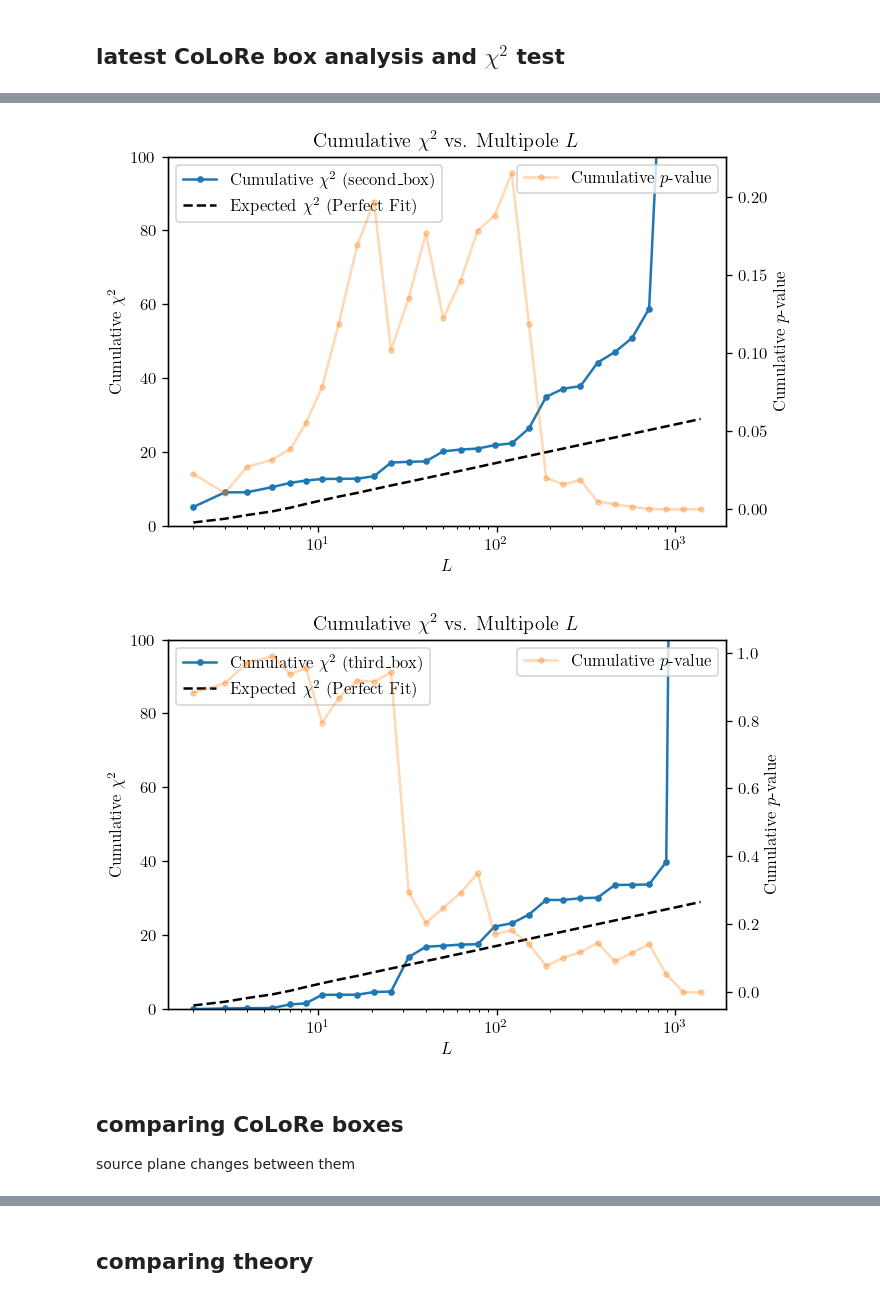
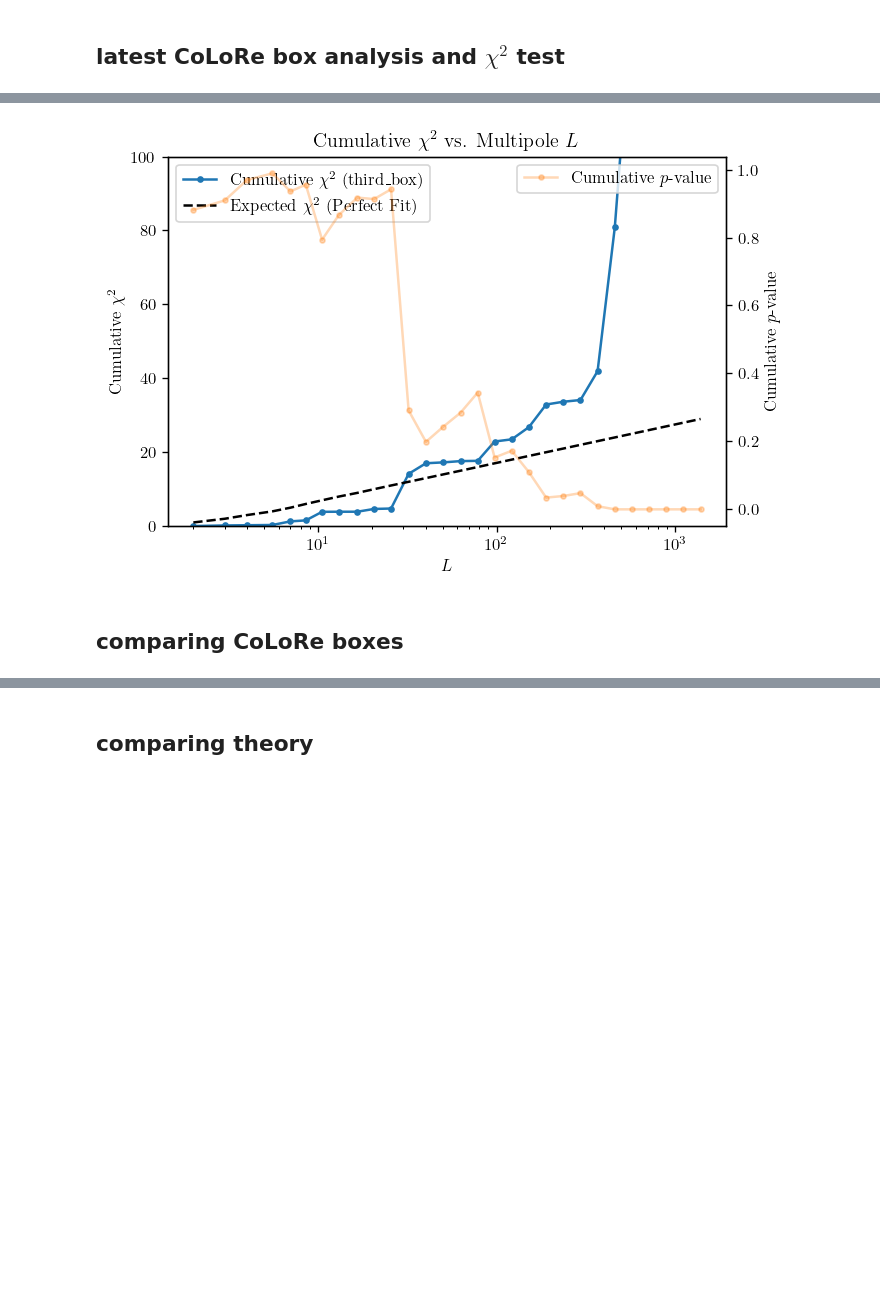
Before and after one commit to dljarque/LSST_CMBlensing_forecast, a Jupyter notebook: notebooks/plot_cmb_lensing_auto.ipynb, the cells around one changed output, grey strips where cells are left out. Saved outputs shown, nothing was run; the diff lists cells and outputs as text; code cells hidden in the pictures; blank space fills up the shorter version.

```diff
--- a/notebooks/plot_cmb_lensing_auto.ipynb
+++ b/notebooks/plot_cmb_lensing_auto.ipynb
@@ -166,7 +156,7 @@ def w_kappa(chi, z_chi, chi_source, cosmo_params):
 
     return w_prefactor * w_geom
 # %%
-def limber(chi, ell, chi_source,cosmo_params, pk_interp, results):
+def limber(chi, ell, kmax, chi_source,cosmo_params, pk_interp, results):
     '''
     CMB lensing auto-spectrum using Limber approximation
     '''
@@ -174,7 +164,7 @@ def limber(chi, ell, chi_source,cosmo_params, pk_interp, results):
     # converting chi to redshift
     z_chi = results.redshift_at_comoving_radial_distance(chi)
     k = (ell + 0.5) / chi
-    kp = 0.31  # (1/Mpc) k pressure parameter scale used for smoothing the power spectrum according to the colore simulation resolution
+    kp = 0.338  # (1/Mpc) k pressure parameter scale used for smoothing the power spectrum according to the colore simulation resolution
 
 
     # kernel and pk interpolator, filtering out of extrapolation k and small k
@@ -187,7 +177,7 @@ def limber(chi, ell, chi_source,cosmo_params, pk_interp, results):
     else:
         return 0
 # %%
-def get_limber_cls(cosmo_params_filename):
+def get_limber_cls(cosmo_params_filename, z_pk, kmax=100, lmin=2.0, lmax=2500):
 
     # get linear and non-linear matter power spectrum
     cosmo_dict = load_cosmology(cosmo_params_filename)
@@ -230,12 +220,13 @@ def get_limber_cls(cosmo_params_filename):
 
     #store the cls from linear and nonlinear limber approximation integration
     # redshift integration up to zmax
+    ells = np.arange(lmin, lmax+1)
     cl_kk_lin_zs_zs = np.zeros(ells.shape)
     cl_kk_nlin_zs_zs = np.zeros(ells.shape)
     cl_kk_lin_zmax_zs = np.zeros(ells.shape)
     cl_kk_nlin_zmax_zs = np.zeros(ells.shape)
-    cl_kk_lin_zmax_zmax = np.zeros(ells.shape)
-    cl_kk_nlin_zmax_zmax = np.zeros(ells.shape)
+    #cl_kk_lin_zmax_zmax = np.zeros(ells.shape)
+    #cl_kk_nlin_zmax_zmax = np.zeros(ells.shape)
 
     # manually integrate the limber approximation
     for i, ell in enumerate(ells):
@@ -243,22 +234,23 @@ def get_limber_cls(cosmo_params_filename):
         # integral up to redshift z_source, source plane at z_star
         chi_source = chi_star
         chi_cut = chi_star
-        cl_kk_lin_zs_zs[i] = quad(limber, 0.001, chi_cut, args=(ell, chi_source, cosmo_params, pk_interp_lin, results_lin), epsabs=1E-10)[0]
-        cl_kk_nlin_zs_zs[i] = quad(limber, 0.001, chi_cut, args=(ell, chi_source, cosmo_params, pk_interp_nlin, results_nlin), epsabs=1E-10)[0]
+        cl_kk_lin_zs_zs[i] = quad(limber, 0.001, chi_cut, args=(ell, kmax, chi_source, cosmo_params, pk_interp_lin, results_lin), epsabs=1E-10)[0]
+        cl_kk_nlin_zs_zs[i] = quad(limber, 0.001, chi_cut, args=(ell, kmax, chi_source, cosmo_params, pk_interp_nlin, results_nlin), epsabs=1E-10)[0]
 
         # integral up to redshift z_max, source plane at z_star
         chi_source = chi_star
         chi_cut = chi_max
-        cl_kk_lin_zmax_zs[i] = quad(limber, 0.001, chi_cut, args=(ell, chi_source, cosmo_params, pk_interp_lin, results_lin), epsabs=1E-10)[0]
-        cl_kk_nlin_zmax_zs[i] = quad(limber, 0.001, chi_cut, args=(ell, chi_source, cosmo_params, pk_interp_nlin, results_nlin), epsabs=1E-10)[0]
+        cl_kk_lin_zmax_zs[i] = quad(limber, 0.001, chi_cut, args=(ell, kmax, chi_source, cosmo_params, pk_interp_lin, results_lin), epsabs=1E-10)[0]
+        cl_kk_nlin_zmax_zs[i] = quad(limber, 0.001, chi_cut, args=(ell, kmax, chi_source, cosmo_params, pk_interp_nlin, results_nlin), epsabs=1E-10)[0]
 
         # integral up to redshift z_max, source plane at z_max, uncomment just for the first box
         #chi_source = chi_max
         #chi_cut = chi_max
-        #cl_kk_lin_zmax_zmax[i] = quad(limber, 0.001, chi_max, args=(ell, chi_source, cosmo_params, pk_interp_lin, results_lin), epsabs=1E-10)[0]
-        #cl_kk_nlin_zmax_zmax[i] = quad(limber, 0.001, chi_max, args=(ell, chi_source, cosmo_params, pk_interp_nlin, results_nlin), epsabs=1E-10)[0]
+        #cl_kk_lin_zmax_zmax[i] = quad(limber, 0.001, chi_max, args=(ell, kmax, chi_source, cosmo_params, pk_interp_lin, results_lin), epsabs=1E-10)[0]
+        #cl_kk_nlin_zmax_zmax[i] = quad(limber, 0.001, chi_max, args=(ell, kmax, chi_source, cosmo_params, pk_interp_nlin, results_nlin), epsabs=1E-10)[0]
 
     return {
+        'ells': ells,
         'results_lin': results_lin,
         'results_nlin': results_nlin,
         'cl_kk_lin_zmax_zs': cl_kk_lin_zmax_zs,
@@ -268,17 +260,22 @@ def get_limber_cls(cosmo_params_filename):
         'z_max': z_max,
         'z_out': z_out,
         'z_star': z_star,
-        'chi_max': chi_max,
-        'chi_star': chi_star,
     }
+# %%
+# set the redshift range for the boltzmann solver
+zmin, zmax = 0, 1100
+nz = 200
+z_pk = zmin + np.exp(np.log(zmax - zmin + 1)*np.linspace(0, 1, nz)) - 1
+z_pk = z_pk[::-1] # reverse to have higher redshift first for better interpolation at high z
+lmin, lmax = 2, 2500
 # %%
 # get the limber cls for the second and third boxes
-box2 = get_limber_cls('../data/second_test_box/cosmo_params.json')
-box3 = get_limber_cls('../data/third_test_box/cosmo_params.json')
+box2 = get_limber_cls('../data/second_test_box/cosmo_params.json', z_pk=z_pk, kmax=100, lmin=2.0, lmax=2500)
+box3 = get_limber_cls('../data/third_test_box/cosmo_params.json', z_pk=z_pk, kmax=100, lmin=2.0, lmax=2500)
 
 # extract the relevant results for the second and third boxes
-keys = ['results_lin', 'results_nlin', 'cl_kk_lin_zs_zs', 'cl_kk_nlin_zs_zs', 'cl_kk_lin_zmax_zs', 'cl_kk_nlin_zmax_zs', 'z_out', 'z_star']
+keys = ['ells', 'results_lin', 'results_nlin', 'cl_kk_lin_zs_zs', 'cl_kk_nlin_zs_zs', 'cl_kk_lin_zmax_zs', 'cl_kk_nlin_zmax_zs', 'z_out', 'z_star']
 
-results_lin_box2, results_nlin_box2, cl_kk_lin_zs_zs_box2, cl_kk_nlin_zs_zs_box2, cl_kk_lin_zmax_zs_box2, cl_kk_nlin_zmax_zs_box2, z_out_box2, z_star_box2 = [box2[k] for k in keys]
-results_lin_box3, results_nlin_box3, cl_kk_lin_zs_zs_box3, cl_kk_nlin_zs_zs_box3, cl_kk_lin_zmax_zs_box3, cl_kk_nlin_zmax_zs_box3, z_out_box3, z_star_box3 = [box3[k] for k in keys]
+ells, results_lin_box2, results_nlin_box2, cl_kk_lin_zs_zs_box2, cl_kk_nlin_zs_zs_box2, cl_kk_lin_zmax_zs_box2, cl_kk_nlin_zmax_zs_box2, z_out_box2, z_star_box2 = [box2[k] for k in keys]
+ells, results_lin_box3, results_nlin_box3, cl_kk_lin_zs_zs_box3, cl_kk_nlin_zs_zs_box3, cl_kk_lin_zmax_zs_box3, cl_kk_nlin_zmax_zs_box3, z_out_box3, z_star_box3 = [box3[k] for k in keys]
 z_max = box2['z_max']
@@ -443,12 +435,9 @@ def plot_cumulative_chi2(ells_colore, cl_kk_colore, err_tt, cl_kk_lin_rebin, box
 # %%
-plot_cumulative_chi2(ells_colore, cl_kk_colore_box2, err_tt_box2, cl_kk_lin_zmax_zs_box2_rebin, box_label='second_box')
 plot_cumulative_chi2(ells_colore, cl_kk_colore_box3, err_tt_box3, cl_kk_lin_zmax_zs_box3_rebin, box_label='third_box')
 # %% [output]
-[figure, old version]
+[figure, new version]
-[figure, removed]
 # %% [markdown]
 ## comparing CoLoRe boxes
-source plane changes between them
 # %%
 def plot_compare_boxes(ells_colore, cl_kk_colore_box1, cl_kk_colore_box2, err_tt_1, err_tt_2,
                        ells, cl_kk_lin1, cl_kk_lin2, cl_kk_lin1_rebin, cl_kk_lin2_rebin,
```
Also changed, not shown: parts of 9 cells of this notebook, 13 other files.
